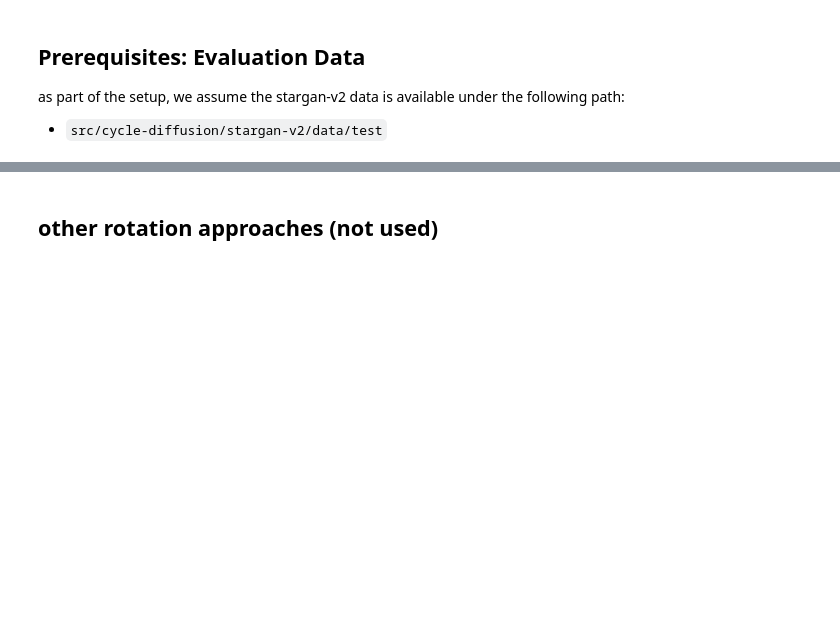
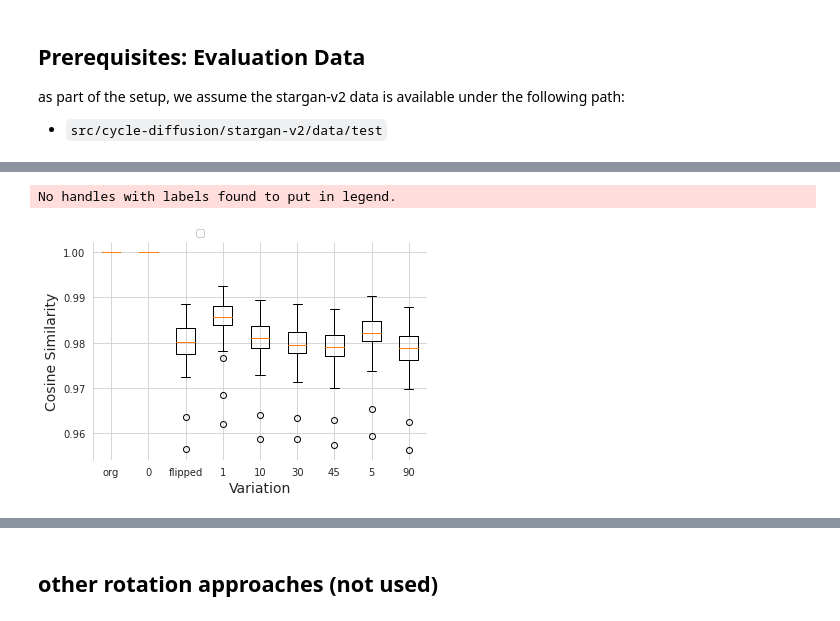
Before and after one commit to Alonixs/cycle-diffusion-group12, a Jupyter notebook: RQ1_2.ipynb, the cells around one changed output, grey strips where cells are left out. Cells and saved outputs as stored; diff of their text form; code cells hidden in the pictures; blank space fills up the shorter version.

```diff
--- a/RQ1_2.ipynb
+++ b/RQ1_2.ipynb
@@ -265,0 +232,14 @@ ModuleNotFoundError: No module named 'evaluation'
+# %%
+# read pickle file with metrics and combine the outputs for all experiments
+SIM_OUTPUT_PATH = Path('/home/lcur1732/cycle-diffusion-group12/src/cycle-diffusion/sim_outputs/')
+all_metrics = {}
+for sim_output in Path.iterdir(SIM_OUTPUT_PATH):
+    with open (sim_output, 'rb') as fp:
+        print(sim_output)
+        metrics = pickle.load(fp)
+        all_metrics.update(metrics)
+
+
+order_long = ['original', 'rotated0', 'rotated0flipped', 'rotated1', 'rotated10', 'rotated30', 'rotated45', 'rotated5', 'rotated90'] # use for captions
+order_short = ['org', '0','flipped', '1', '10', '30', '45', '5', '90'] # use for captions
+[i.name for i in all_metrics['z_flickr_cat_000180']['mod_order_ref']]  # order of the similarity scores
@@ -265,0 +280,4 @@ ModuleNotFoundError: No module named 'evaluation'
+# %%
+# show df comparing original image to its perturbated versions
+sim_df = pd.DataFrame(df_dict)
+sim_df.head(20)
@@ -265,0 +302,27 @@ ModuleNotFoundError: No module named 'evaluation'
+# %%
+# create plot for cos similarity
+vals = []
+for variation in order_long:
+    vals.append(sim_df[sim_df['variation'] == variation]['cos_sim'].values)
+
+
+plt.boxplot(vals, labels=order_short)
+
+sns.set_style("whitegrid")  # "white","dark","darkgrid","ticks"
+boxprops = dict(linestyle='-', linewidth=1.5, color='#00145A')
+# flierprops = dict(marker='o', markersize=1,
+#                   linestyle='none')
+# whiskerprops = dict(color='#00145A')
+# capprops = dict(color='#00145A')
+# medianprops = dict(linewidth=1.5, linestyle='-', color='#01FBEE')
+
+plt.xlabel("Variation", fontweight='normal', fontsize=14)
+plt.ylabel("Cosine Similarity", fontweight='normal', fontsize=14)
+sns.despine(bottom=True)
+
+plt.legend(bbox_to_anchor=(0.31, 1.06), loc=2, borderaxespad=0., framealpha=1, facecolor ='white', frameon=True)
+
+plt.show()
+# %% [output]
+No handles with labels found to put in legend.
+[figure, added]
```
Also changed, not shown: parts of 34 cells of this notebook, 3 other files.
